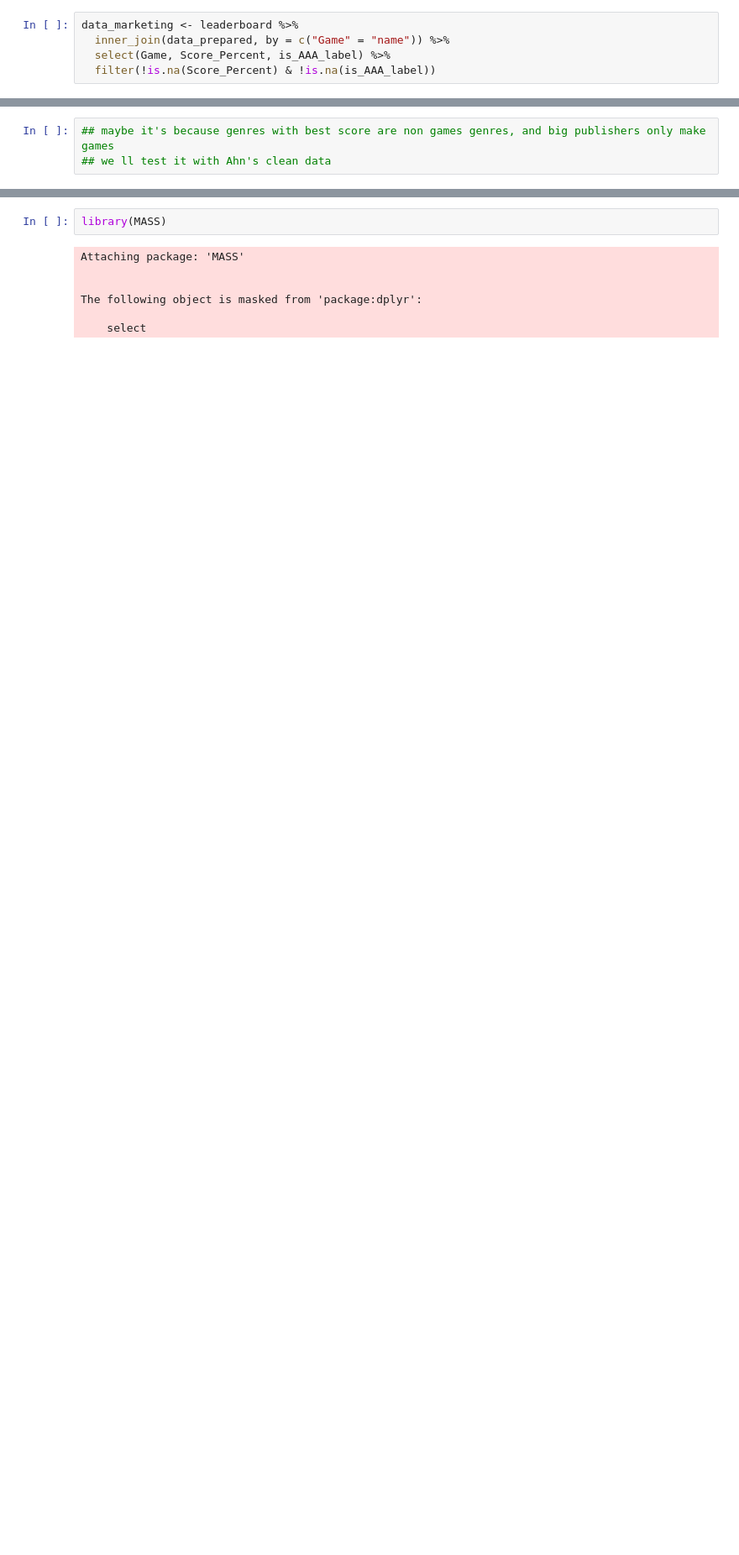
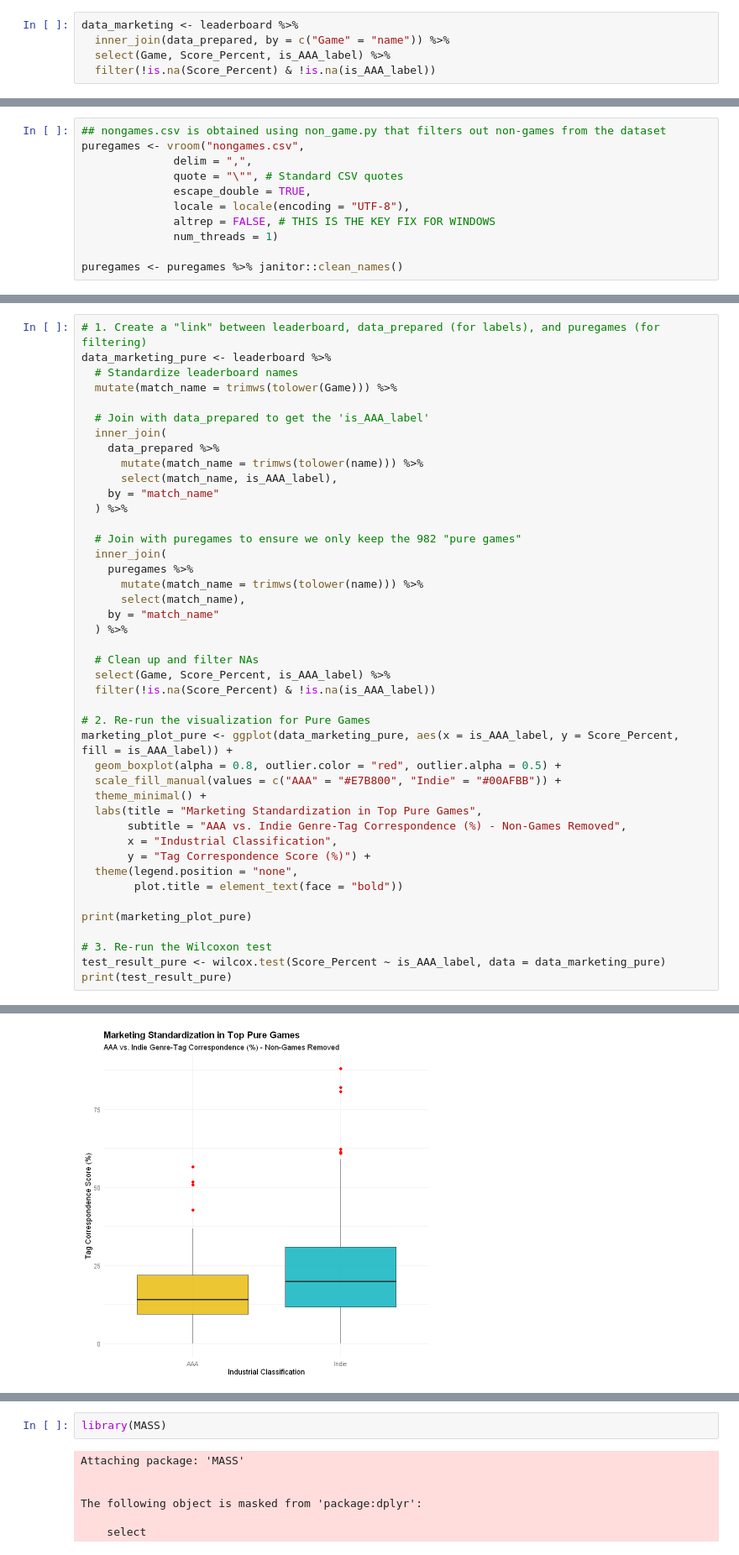
Before and after one commit to Thethomasbutnottheleast/Steam-Analyse, a Jupyter notebook: explo_steam.ipynb, the cells around one changed output, grey strips where cells are left out. Shown at 84% size. Cells and saved outputs as stored; diff of their text form; blank space fills up the shorter version.

Commit message:
Added Genre vs Tag analysis and non-games filter script

```diff
--- a/explo_steam.ipynb
+++ b/explo_steam.ipynb
@@ -860,3 +875,11 @@ Ultimately, the data proves that relying on the "AAA" proxy is flawed on all fro
 # %%
-## maybe it's because genres with best score are non games genres, and big publishers only make games
-## we ll test it with Ahn's clean data
+## nongames.csv is obtained using non_game.py that filters out non-games from the dataset
+puregames <- vroom("nongames.csv",
+              delim = ",",
+              quote = "\"", # Standard CSV quotes
+              escape_double = TRUE,
+              locale = locale(encoding = "UTF-8"),
+              altrep = FALSE, # THIS IS THE KEY FIX FOR WINDOWS
+              num_threads = 1)
+
+puregames <- puregames %>% janitor::clean_names()
@@ -862,0 +901,44 @@ Ultimately, the data proves that relying on the "AAA" proxy is flawed on all fro
+# %%
+# 1. Create a "link" between leaderboard, data_prepared (for labels), and puregames (for filtering)
+data_marketing_pure <- leaderboard %>%
+  # Standardize leaderboard names
+  mutate(match_name = trimws(tolower(Game))) %>%
+
+  # Join with data_prepared to get the 'is_AAA_label'
+  inner_join(
+    data_prepared %>%
+      mutate(match_name = trimws(tolower(name))) %>%
+      select(match_name, is_AAA_label),
+    by = "match_name"
+  ) %>%
+
+  # Join with puregames to ensure we only keep the 982 "pure games"
+  inner_join(
+    puregames %>%
+      mutate(match_name = trimws(tolower(name))) %>%
+      select(match_name),
+    by = "match_name"
+  ) %>%
+
+  # Clean up and filter NAs
+  select(Game, Score_Percent, is_AAA_label) %>%
+  filter(!is.na(Score_Percent) & !is.na(is_AAA_label))
+
+# 2. Re-run the visualization for Pure Games
+marketing_plot_pure <- ggplot(data_marketing_pure, aes(x = is_AAA_label, y = Score_Percent, fill = is_AAA_label)) +
+  geom_boxplot(alpha = 0.8, outlier.color = "red", outlier.alpha = 0.5) +
+  scale_fill_manual(values = c("AAA" = "#E7B800", "Indie" = "#00AFBB")) +
+  theme_minimal() +
+  labs(title = "Marketing Standardization in Top Pure Games",
+       subtitle = "AAA vs. Indie Genre-Tag Correspondence (%) - Non-Games Removed",
+       x = "Industrial Classification",
+       y = "Tag Correspondence Score (%)") +
+  theme(legend.position = "none",
+        plot.title = element_text(face = "bold"))
+
+print(marketing_plot_pure)
+
+# 3. Re-run the Wilcoxon test
+test_result_pure <- wilcox.test(Score_Percent ~ is_AAA_label, data = data_marketing_pure)
+print(test_result_pure)
+# %% [output]
@@ -862,0 +956 @@ Ultimately, the data proves that relying on the "AAA" proxy is flawed on all fro
+[figure, added]
```
Also changed, not shown: parts of 9 cells of this notebook, 2 other files.
